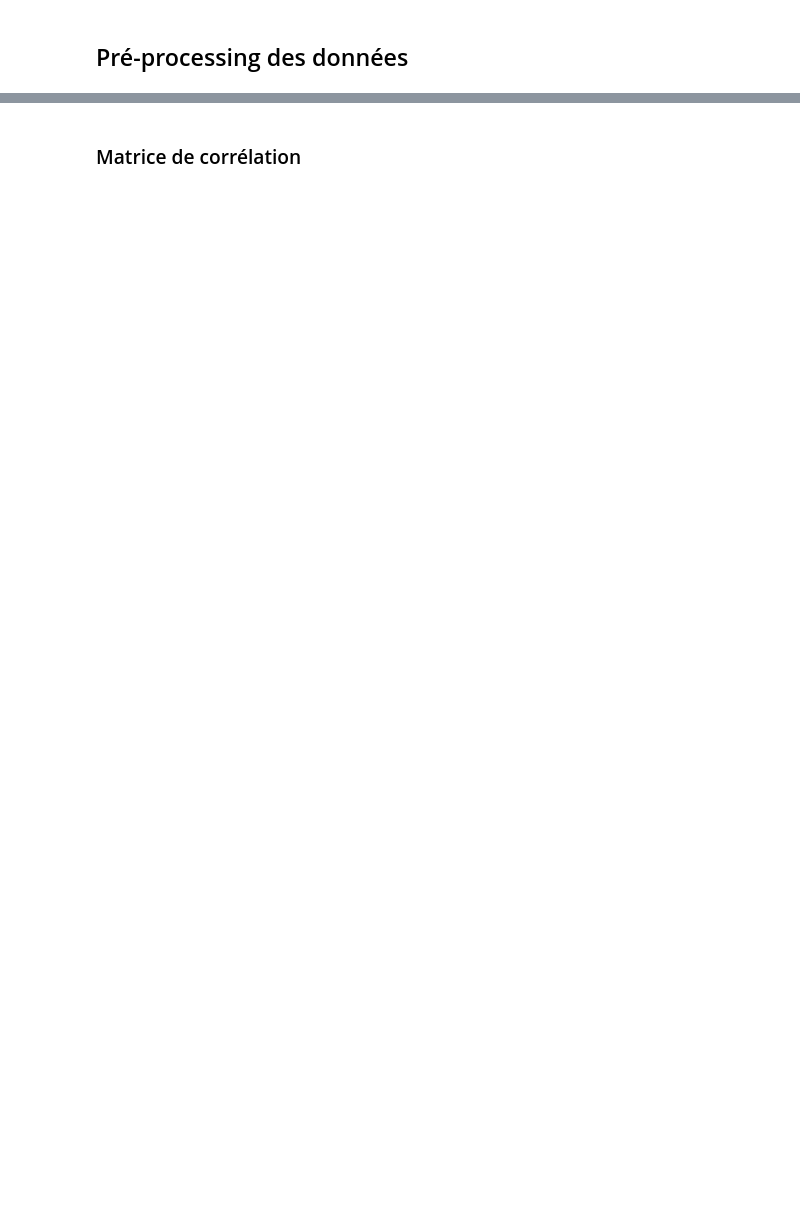
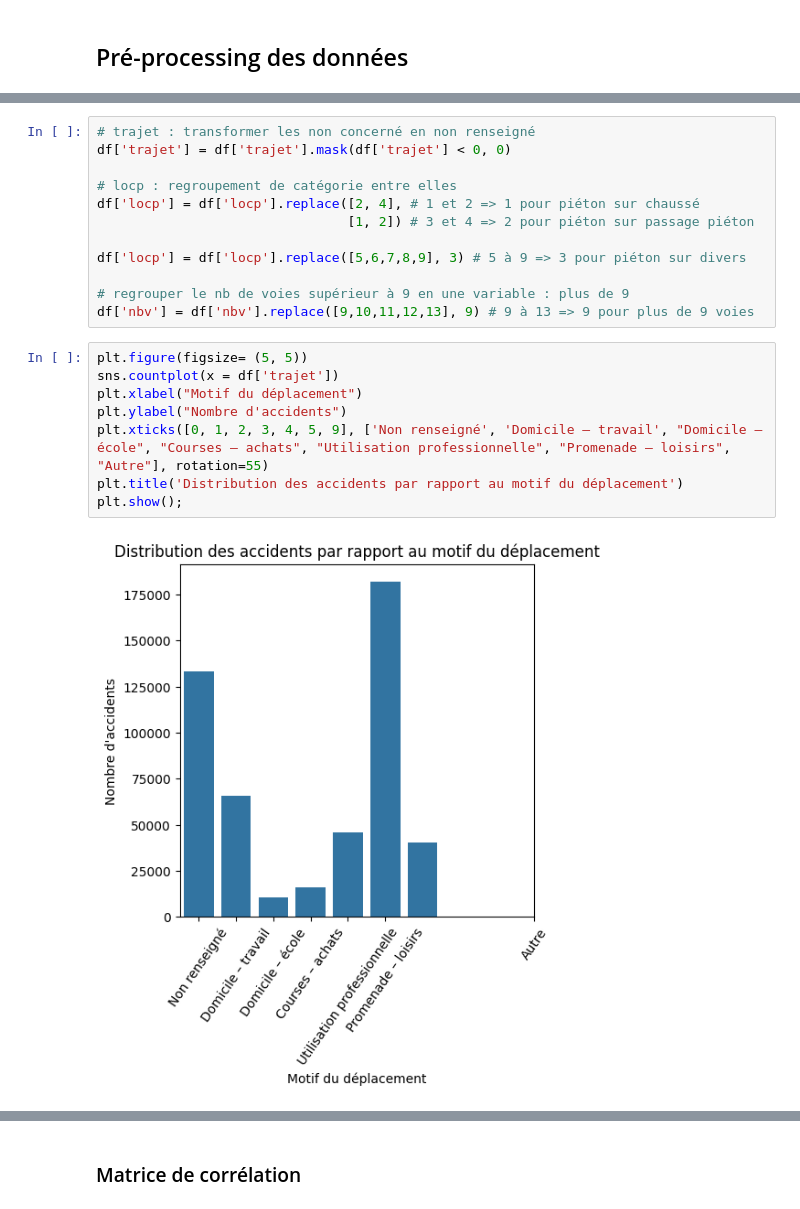
Before and after one commit to Nujadn/accident_route, a Jupyter notebook: brouillon.ipynb, the cells around one changed output, grey strips where cells are left out. Saved outputs shown, nothing was run; the diff lists cells and outputs as text; blank space fills up the shorter version.

```diff
--- a/brouillon.ipynb
+++ b/brouillon.ipynb
@@ -587,0 +254,22 @@ df_bis = df_bis.drop(['Num_Acc', "id_usager", 'num_veh'], axis=1)
+# %%
+# trajet : transformer les non concerné en non renseigné
+df['trajet'] = df['trajet'].mask(df['trajet'] < 0, 0)
+
+# locp : regroupement de catégorie entre elles
+df['locp'] = df['locp'].replace([2, 4], # 1 et 2 => 1 pour piéton sur chaussé
+                                [1, 2]) # 3 et 4 => 2 pour piéton sur passage piéton
+
+df['locp'] = df['locp'].replace([5,6,7,8,9], 3) # 5 à 9 => 3 pour piéton sur divers
+
+# regrouper le nb de voies supérieur à 9 en une variable : plus de 9
+df['nbv'] = df['nbv'].replace([9,10,11,12,13], 9) # 9 à 13 => 9 pour plus de 9 voies
+# %%
+plt.figure(figsize= (5, 5))
+sns.countplot(x = df['trajet'])
+plt.xlabel("Motif du déplacement")
+plt.ylabel("Nombre d'accidents")
+plt.xticks([0, 1, 2, 3, 4, 5, 9], ['Non renseigné', 'Domicile – travail', "Domicile – école", "Courses – achats", "Utilisation professionnelle", "Promenade – loisirs", "Autre"], rotation=55)
+plt.title('Distribution des accidents par rapport au motif du déplacement')
+plt.show();
+# %% [output]
+[figure, added]
```
Also changed, not shown: parts of 95 cells of this notebook, 4 other files.
